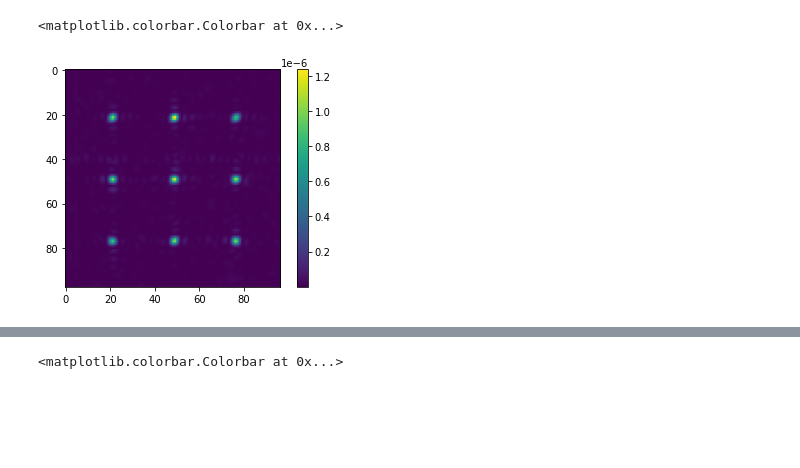
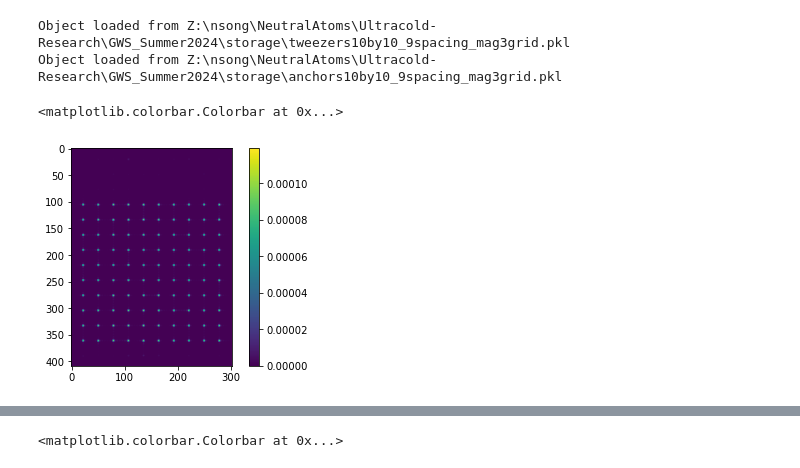
Before and after one commit to nsong03/Ultracold-Research, a Jupyter notebook: GWS_Summer2024/tweezerevaluation.ipynb, the cells around one changed output, grey strips where cells are left out. Cells and saved outputs as stored; diff of their text form; code cells hidden in the pictures; blank space fills up the shorter version.

```diff
--- a/GWS_Summer2024/tweezerevaluation.ipynb
+++ b/GWS_Summer2024/tweezerevaluation.ipynb
@@ -29,19 +29,15 @@ slmheight = 1920
 # fs = FourierSLM(cam, slm)
 # fs.load_wavefront_calibration(plot=True)
 # %%
-imgname = f"3by3_9spacing_mag3" # LOOKUP NAME
-# load_dir = r'Z:\nsong\NeutralAtoms\Ultracold-Research\GWS-Summer2024\storage'  # For PC
-load_dir = r'C:\cleen\nsong\2-Research\UAC Research\Github\Ultracold-Research\GWS-Summer2024\storage' # For laptop
-phaseimg_path = os.path.join(load_dir, f"{imgname}_phase.bmp")
-virtualintimg_path = os.path.join(load_dir, f"{imgname}_virtualint.jpg")
-intimg_path = os.path.join(load_dir, f"{imgname}_int.jpg")
-
-phaseimg = cp.zeros((numpixels, numpixels))
-slmphase = cp.array(Image.open(phaseimg_path).convert('L')) / 255*2*cp.pi - cp.pi
-phaseimg = slmphase[0:slmwidth, slmheight // 2 - slmwidth // 2: slmheight // 2 + slmwidth // 2]
-virtualintensityimg = (cp.array(Image.open(virtualintimg_path).convert('L')) / 255)
-intensityimg = (cp.array(Image.open(intimg_path).convert('L')).astype(np.uint8) / 255)
+imgname = f"10by10_9spacing_mag3grid" # LOOKUP NAME
+load_dir = r'Z:\nsong\NeutralAtoms\Ultracold-Research\GWS_Summer2024\storage'  # For PC
+# load_dir = r'C:\cleen\nsong\2-Research\UAC Research\Github\Ultracold-Research\GWS-Summer2024\storage' # For laptop
+optimizedout_tweezer = load_from_file(load_dir, f'tweezers{imgname}')
+optimizedout_anchors = load_from_file(load_dir, f'anchors{imgname}')
+# %% [output]
+Object loaded from Z:\nsong\NeutralAtoms\Ultracold-Research\GWS_Summer2024\storage\tweezers10by10_9spacing_mag3grid.pkl
+Object loaded from Z:\nsong\NeutralAtoms\Ultracold-Research\GWS_Summer2024\storage\anchors10by10_9spacing_mag3grid.pkl
 # %%
-precisetweezerim = remove0thorder(simulatefourier(zeropad(phaseimg,4096-1300), magnification=1))
-simulatedcamimage = zoomin(precisetweezerim, 100).get()
+precisetweezerim = remove0thorder(simulatefourier(zeropad(optimizedout_tweezer.get_slmphase(),4096-1300), magnification=1),100)
+simulatedcamimage = zoomin(precisetweezerim, 1000).get()
 # targettweezers = removenoise(zoomin(intensityimg, 1),10)
@@ -48,6 +47,6 @@ simulatedcamimage = zoomin(precisetweezerim, 100).get()
 # %%
-plt.imshow(zoomin(precisetweezerim, 100).get())
+plt.imshow(simulatedcamimage)
 plt.colorbar()
 # %% [output]
 <matplotlib.colorbar.Colorbar at 0x...>
-[figure, old version]
+[figure, new version]
```
Also changed, not shown: parts of 4 cells of this notebook, 26 other files.
